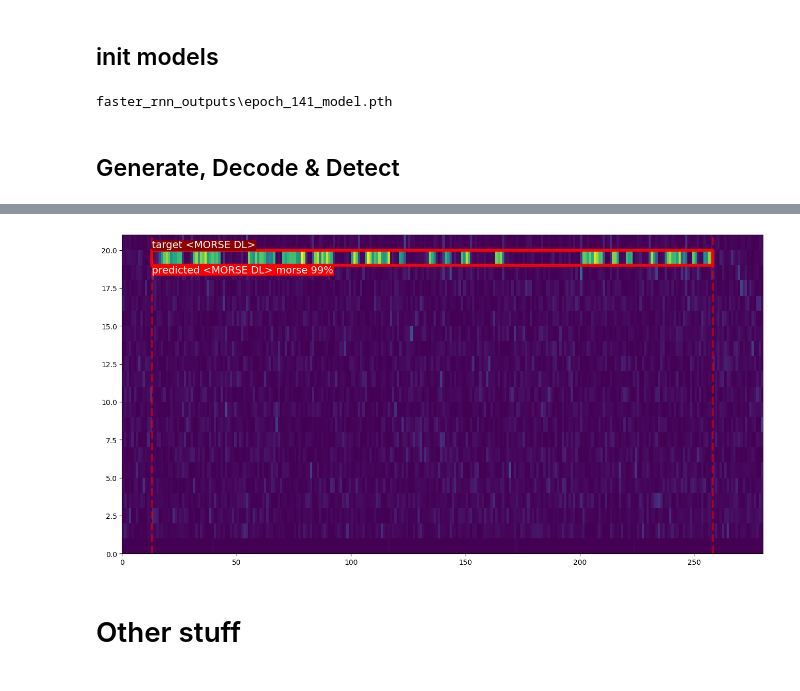
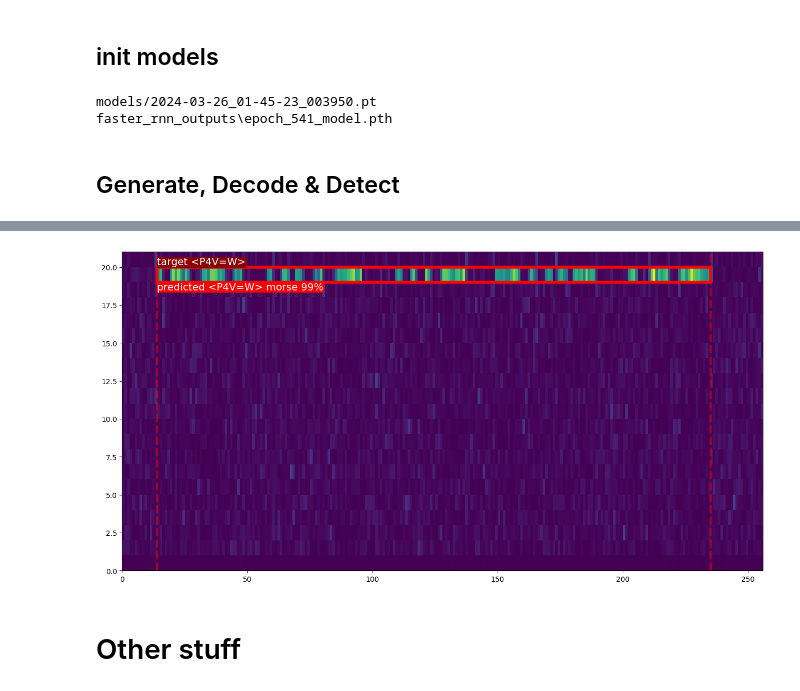
Before and after one commit to MaorAssayag/morse-deep-learning-detect-and-decode, a Jupyter notebook: morse-decoder-detector-dl.ipynb, the cells around one changed output, grey strips where cells are left out. Saved outputs shown, nothing was run; the diff lists cells and outputs as text; code cells hidden in the pictures.

Commit message:
added pltos, refine models

```diff
--- a/morse-decoder-detector-dl.ipynb
+++ b/morse-decoder-detector-dl.ipynb
@@ -735,9 +766,3 @@ plt.show()
-# %%
-from torchvision.utils import make_grid
-
-for i, image_tensor in enumerate([torch.tensor(spec), torch.tensor(spec)]):
-    img_grid = make_grid(image_tensor, nrow=8)  # Show 8 images per row
-    writer.add_image(f"Training data", img_grid, i)
 # %% [markdown]
 ## Detection: Faster R-CNN
 Faster R-CNN (Faster Regions with Convolutional Neural Networks) is an object detection algorithm that builds upon the success of its predecessors, R-CNN and Fast R-CNN. It was introduced in the 2015 paper ["Faster R-CNN: Towards Real-Time Object Detection with Region Proposal Networks"](https://arxiv.org/abs/1506.01497) by Shaoqing Ren, Kaiming He, Ross Girshick, and Jian Sun.
@@ -794,7 +819,7 @@ def get_training_sample_bbx(*args, **kwargs):
     return spec, bbx, morse_str
 
 
-def inference(img, model, detection_threshold=0.5):
+def inference(img, model_, detection_threshold=0.5):
     '''
     Infernece of a single input image from resnet
 
@@ -808,10 +833,10 @@ def inference(img, model, detection_threshold=0.5):
       labels: class-prediction (Format [N] => N times an number between 0 and _num_classes-1)
       scores: confidence-score (Format [N] => N times confidence-score between 0 and 1)
     '''
-    model.eval()
+    model_.eval()
 
     img = img.to(device)
-    outputs = model([img])
+    outputs = model_([img])
 
     boxes = outputs[0]['boxes'].data.cpu().numpy()
     scores = outputs[0]['scores'].data.cpu().numpy()
@@ -1149,8 +1171,8 @@ def IoU_loss_x_axis_only(pred_box, gt_box):
 random.seed(SEED)
 num_images = NUM_TEST_IMAGES
 
-plot = False
-num_of_samples = 1000
+plot = True
+num_of_samples = 1
 
 eval_loss = []
 model.eval()
@@ -1242,8 +1266,8 @@ def plot_decode_detect(img, boxes, scores, labels, dataset, original_str, predic
     fig, ax = plt.subplots(1, figsize=(16, 8))
     plt.pcolormesh(img)
     for i, box in enumerate(boxes):
-        box[1] += 1
-        box[3] += 1
+        # box[1] += 1
+        # box[3] += 1
 
         # BBX
         class_pred = labels[i]
@@ -1294,11 +1318,13 @@ device = torch.device('cuda') if torch.cuda.is_available() else torch.device('cp
 
 # init decoder
 run_date = '2024-03-26_01-45-23'
-epoch = 1840
+# run_date = '2024-03-31_23-29-30'
+epoch = 3950
 spectrogram_size = generate_morse_sample(sr=2000)[1].shape[0]
 model_lstm = LSTMRnn(num_tags, spectrogram_size).to(device)
 model_lstm.load_state_dict(torch.load(f"models/{run_date}_{epoch:06}.pt", map_location=device))
 model_lstm.eval()
+print(f"models/{run_date}_{epoch:06}.pt")
 
 # init detector
 labels = ['background', 'morse']
@@ -1306,8 +1332,6 @@ num_classes = len(labels)
 model_resnet = torchvision.models.detection.fasterrcnn_resnet50_fpn(min_size=50, max_size=550) # 1 up to 9 morse chars max img size is ~550
 in_features = model_resnet.roi_heads.box_predictor.cls_score.in_features
 model_resnet.roi_heads.box_predictor = FastRCNNPredictor(in_features, num_classes)
-params = [p for p in model_resnet.parameters() if p.requires_grad]
-optimizer = torch.optim.SGD(params, lr=LR, momentum=LR_MOMENTUM, weight_decay=LR_DECAY_RATE)
 
 checkpoint_files = [f for f in os.listdir(OUTPUT_DIR) if f.endswith('.pth')]
 checkpoint_files.sort()
@@ -1318,19 +1342,23 @@ optimizer.load_state_dict(checkpoint['optimizer_state_dict'])
 model_resnet.to(device)
 print(latest_checkpoint)
 # %% [output]
-faster_rnn_outputs\epoch_141_model.pth
+models/2024-03-26_01-45-23_003950.pt
+faster_rnn_outputs\epoch_541_model.pth
 # %% [markdown]
 ## Generate, Decode & Detect
 # %%
 # Params
+# ----------------------------------------------------------------
 sr = 2000
 length = random.randrange(1, 7)
 pitch = 950 # random.randint(2, 19) * 50
 wpm = 18
-snrDB = random.randrange(-10, 10)
-amplitude = random.randrange(50, 200)
+snrDB = random.randrange(-5, 10)
+amplitude = random.randrange(100, 300)
 
-time_domain_signal, spec, target_str, bbx = generate_morse_sample(sr, length, pitch, wpm, -5, amplitude, "MORSE DL")
+# Generate random morse sample
+# ----------------------------------------------------------------
+time_domain_signal, spec, target_str, bbx = generate_morse_sample(sr, length, pitch, wpm, -5, amplitude, None)
 log.info(f"pitch: {pitch}, wpm: {wpm}, snrDB: {snrDB}, amplitude: {amplitude}, str: {target_str}, bbx: {bbx}")
 
 # Decode
@@ -1343,8 +1371,10 @@ predicted_str = prediction_to_str(torch.argmax(y_pred_lstm[0], 1))
 # Detect
 # ----------------------------------------------------------------
 spec_frnn = spectrum_to_img(spec) # preprocess for faster-rcnn
-bbx, scores, labels = inference(spec_frnn, model_resnet)
+with torch.no_grad():
+    bbx, scores, labels = inference(spec_frnn, model_resnet)
 
 # Plot
+# ----------------------------------------------------------------
 plot_decode_detect(spec_frnn.cpu(), bbx, scores, labels, ['background', 'morse'], predicted_str, target_str)
 # %% [output]
@@ -1352,4 +1382,4 @@ plot_decode_detect(spec_frnn.cpu(), bbx, scores, labels, ['background', 'morse']
-[figure, old version]
+[figure, new version]
 # %% [markdown]
 # Other stuff
 # %% [markdown]
```
Also changed, not shown: parts of 14 cells of this notebook, 9 other files.
